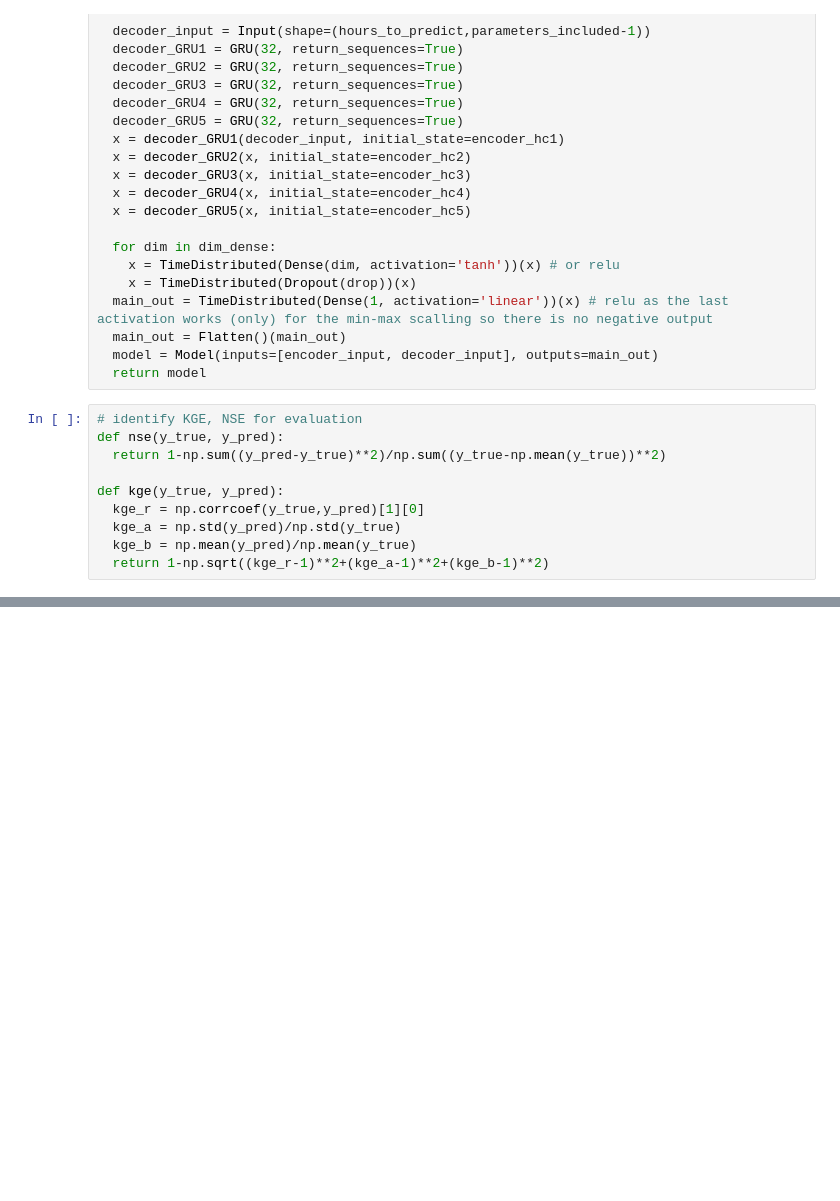
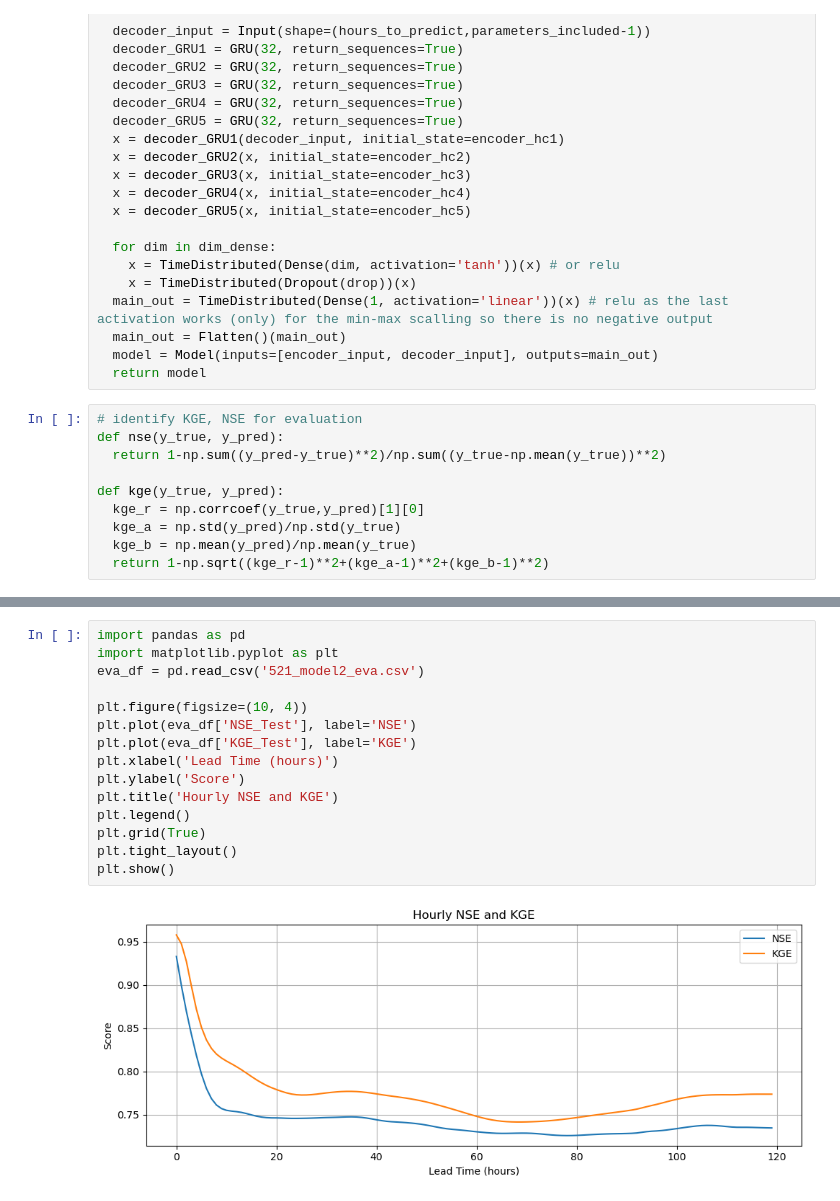
Before and after one commit to uihilab/HydroLSTM, a Jupyter notebook: model2_NRM.ipynb, the cells around one changed output, grey strips where cells are left out. Saved outputs shown, nothing was run; the diff lists cells and outputs as text; blank space fills up the shorter version.

```diff
--- a/model2_NRM.ipynb
+++ b/model2_NRM.ipynb
@@ -228,0 +302,17 @@ Epoch 00072: early stopping
+# %%
+import pandas as pd
+import matplotlib.pyplot as plt
+eva_df = pd.read_csv('521_model2_eva.csv')
+
+plt.figure(figsize=(10, 4))
+plt.plot(eva_df['NSE_Test'], label='NSE')
+plt.plot(eva_df['KGE_Test'], label='KGE')
+plt.xlabel('Lead Time (hours)')
+plt.ylabel('Score')
+plt.title('Hourly NSE and KGE')
+plt.legend()
+plt.grid(True)
+plt.tight_layout()
+plt.show()
+# %% [output]
+[figure, added]
```
Also changed, not shown: parts of 6 cells of this notebook.
